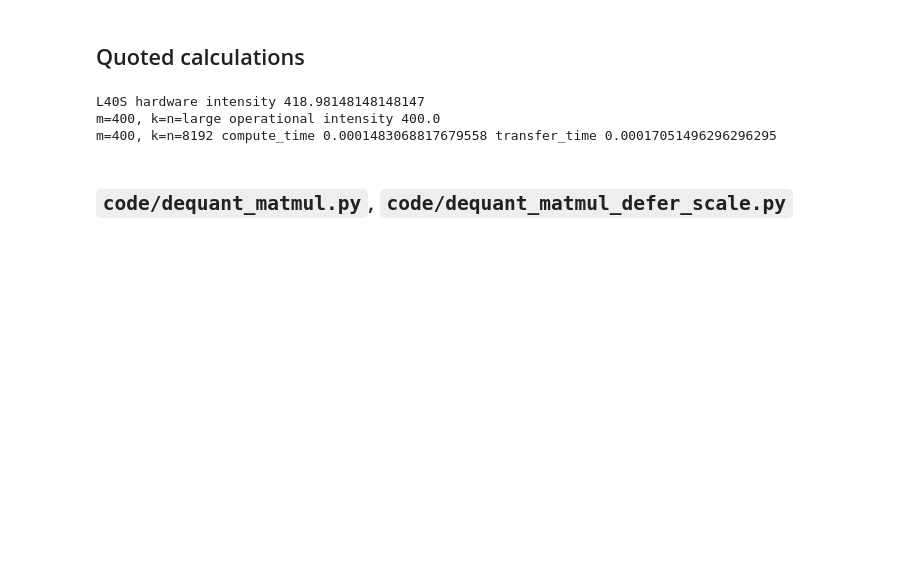
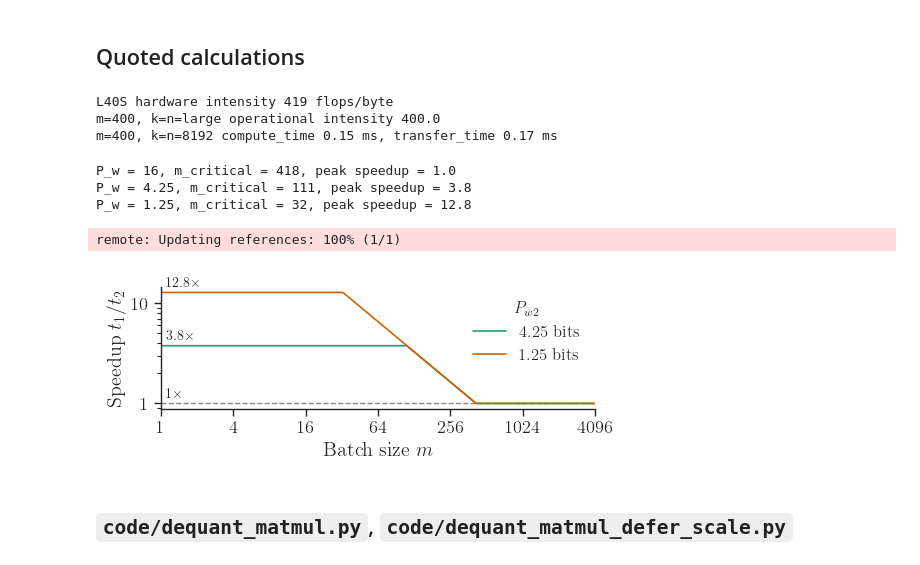
Before and after one commit to graphcore-research/fused-dequantisation-kernels, a Jupyter notebook: notebooks/2025-01-paper.ipynb, the cells around one changed output. Drawn from its saved outputs; the diff is of its cells as text; code cells hidden in the pictures; blank space fills up the shorter version.

```diff
--- a/notebooks/2025-01-paper.ipynb
+++ b/notebooks/2025-01-paper.ipynb
@@ -25,13 +26,51 @@ Recommend (Ubuntu):
 # %%
 l40s_bw = 864e9
 l40s_bf16_flops = 362e12
-print("L40S hardware intensity", l40s_bf16_flops/ l40s_bw)
+print(f"L40S hardware intensity {l40s_bf16_flops/ l40s_bw:.0f} flops/byte")
 print("m=400, k=n=large operational intensity", 1/(1/400) * (2/2))
-print("m=400, k=n=8192 compute_time", 2*400*8192*8192/l40s_bf16_flops, "transfer_time", (400*8192 + 8192*8192 + 400*8192)*2/l40s_bw)
+print(f"m=400, k=n=8192 compute_time {2*400*8192*8192/l40s_bf16_flops*1000:.2f} ms, transfer_time {(400*8192 + 8192*8192 + 400*8192)*2/l40s_bw*1000:.2f} ms")
 # %% [output]
-L40S hardware intensity 418.98148148148147
+L40S hardware intensity 419 flops/byte
 m=400, k=n=large operational intensity 400.0
-m=400, k=n=8192 compute_time 0.0001483068817679558 transfer_time 0.00017051496296296295
+m=400, k=n=8192 compute_time 0.15 ms, transfer_time 0.17 ms
+# %%
+def l40s_critical_m(P_w: float) -> float:
+    return (P_w / 16) * (l40s_bf16_flops / l40s_bw)
+for P_w in [16, 4.25, 1.25]:
+    print(f"P_w = {P_w}, m_critical = {math.floor(l40s_critical_m(P_w)):.0f}, peak speedup = {16/P_w:.1f}")
+# %% [output]
+P_w = 16, m_critical = 418, peak speedup = 1.0
+P_w = 4.25, m_critical = 111, peak speedup = 3.8
+P_w = 1.25, m_critical = 32, peak speedup = 12.8
+# %%
+def l40_speedup_ratio(P_w1: float, P_w2: float, m: Tensor) -> Tensor:
+    one = torch.tensor(1.0)
+    return (torch.maximum(one, (P_w1 / (16*m)) * (l40s_bf16_flops / l40s_bw))
+            / torch.maximum(one, (P_w2 / (16*m)) * (l40s_bf16_flops / l40s_bw)))
+
+_, ax = plt.subplots(figsize=(5.5, 2.25))
+m = torch.arange(1, 4099)
+ax.plot(m, l40_speedup_ratio(16, 4.25, m), label=r"$4.25$ bits")
+ax.plot(m, l40_speedup_ratio(16, 1.25, m), label=r"$1.25$ bits")
+ax.set_yticks(torch.arange(2, 14, 2))
+ax.axhline(y=1, color="#888888", ls="--", lw=1, zorder=-1)
+for speedup in [1, 3.8, 12.8]:
+    ax.annotate(f"${speedup}\\times$", xy=(1, speedup), xytext=(4, 5), textcoords="offset points", fontsize=10)
+ax.legend(title="$P_{w2}$", fontsize=12, title_fontsize=12)
+ax.set_xlabel("Batch size $m$")
+ax.set_ylabel(r"Speedup $t_1 / t_2$")
+ax.set_xscale("log", base=2)
+ax.set_yscale("log")
+ax.set_xticks(2**torch.arange(0, 13, 2))
+ax.set_xlim((1, m.max()))
+ax.xaxis.set_major_formatter("{x:.0f}")
+ax.yaxis.set_major_formatter("{x:.0f}")
+
+plot_utils.tidy(ax.figure)
+plot_utils.save("perf_theoretical")
+# %% [output]
+remote: Updating references: 100% (1/1)
+[figure, added]
 # %% [markdown]
 ## `code/dequant_matmul.py`, `code/dequant_matmul_defer_scale.py`
 # %%
```
Also changed, not shown: parts of 8 cells of this notebook, 1 other file.
